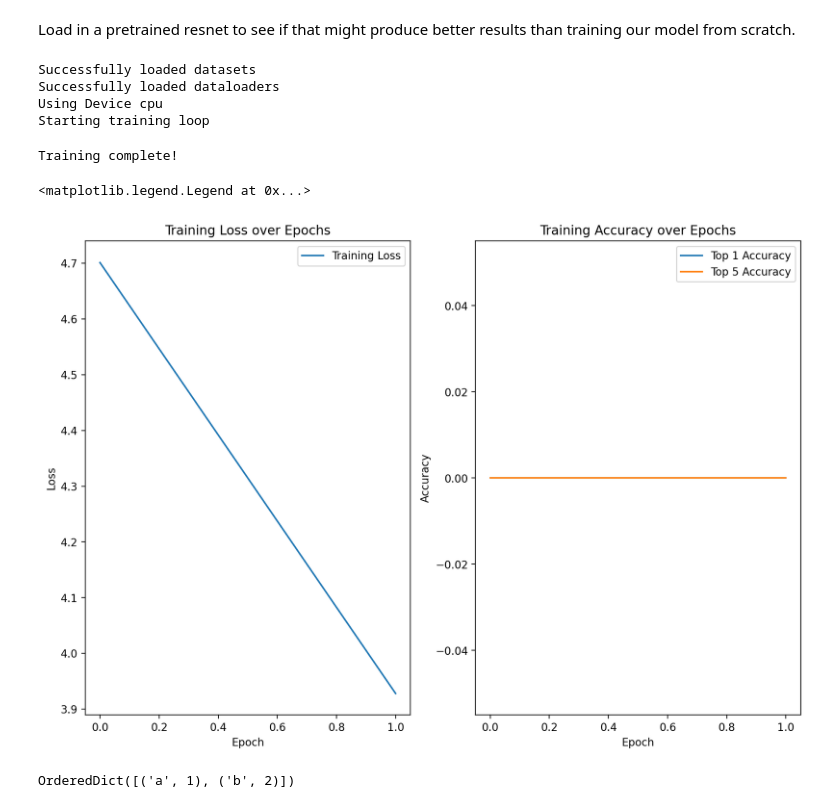
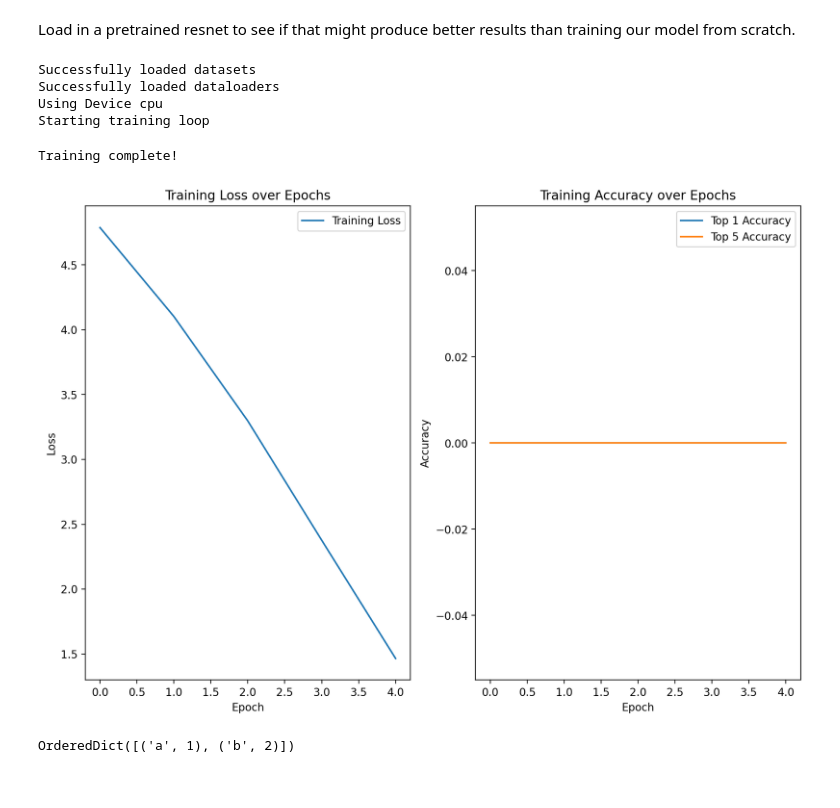
Before and after one commit to dylanskinner65/CellularImageClassification, a Jupyter notebook: resnet_pretrained.ipynb, the cells around one changed output. Cells and saved outputs as stored; diff of their text form; code cells hidden in the pictures.

Commit message:
Finished resnet stuff.

```diff
--- a/resnet_pretrained.ipynb
+++ b/resnet_pretrained.ipynb
@@ -53,9 +53,9 @@ num_classes = 1139
 model.fc = nn.Linear(model.fc.in_features, num_classes)
 
 train_dataset = image_dataset.ImageDataset(
-    train=True, apply_equalize=True, transform=transforms.ToTensor())
+    train=True, apply_equalize=False, apply_transform_train=True, transform=transforms.ToTensor())
 test_dataset = image_dataset.ImageDataset(
-    train=False, apply_equalize=True, transform=transforms.ToTensor())
+    train=False, apply_equalize=False, apply_transform_test=True, transform=transforms.ToTensor())
 print('Successfully loaded datasets')
 
     # Define the indices for the train and test sets
@@ -85,15 +85,13 @@ print('Using Device', device)
 model.to(device)
 
 # Training loop
-num_epochs = 2
+num_epochs = 5
 train_losses = []  # List to store training losses
 train_acc1 = []
 train_acc5 = []
 print('Starting training loop')
 
-# tqdm_dataloader = tqdm(train_dataloader, desc=f"Epoch {epoch + 1}/{num_epochs}", leave=False)
 for epoch in range(num_epochs):
-    # print(f'\nEpoch {epoch + 1}/{num_epochs}')
     model.train()
     tqdm_dataloader = tqdm(train_dataloader, desc=f"Epoch {epoch + 1}/{num_epochs}", leave=False)
 
@@ -151,35 +149,36 @@ for epoch in range(num_epochs):
     # Calculate average epoch loss
     avg_epoch_loss = epoch_loss / len(train_dataset)
     # Save the average epoch loss for plotting
     train_losses.append(avg_epoch_loss)
 
     # Print average epoch loss
     # print(f"Epoch {epoch + 1}/{num_epochs}, Avg. Loss: {avg_epoch_loss}, Top 1 Acc: {accuracy_top1}, Top 5 Acc: {accuracy_top5}")
 
 # Training complete
 print("Training complete!")
 
 fig, ax = plt.subplots(1, 2, figsize=(12, 8), dpi=200)
 ax[0].plot(train_losses, label='Training Loss')
 ax[0].set_xlabel('Epoch')
 ax[0].set_ylabel('Loss')
 ax[0].set_title('Training Loss over Epochs')
 ax[0].legend()
 
 ax[1].plot(train_acc1, label='Top 1 Accuracy')
 ax[1].plot(train_acc5, label='Top 5 Accuracy')
 ax[1].set_xlabel('Epoch')
 ax[1].set_ylabel('Accuracy')
 ax[1].set_title('Training Accuracy over Epochs')
 ax[1].legend()
+
+plt.savefig('resnet18_test.png')
 # %% [output]
 Successfully loaded datasets
 Successfully loaded dataloaders
 Using Device cpu
 Starting training loop
 Training complete!
-<matplotlib.legend.Legend at 0x...>
-[figure, old version]
+[figure, new version]
 # %%
 OrderedDict({'a': 1, 'b': 2})
 # %% [output]
```
